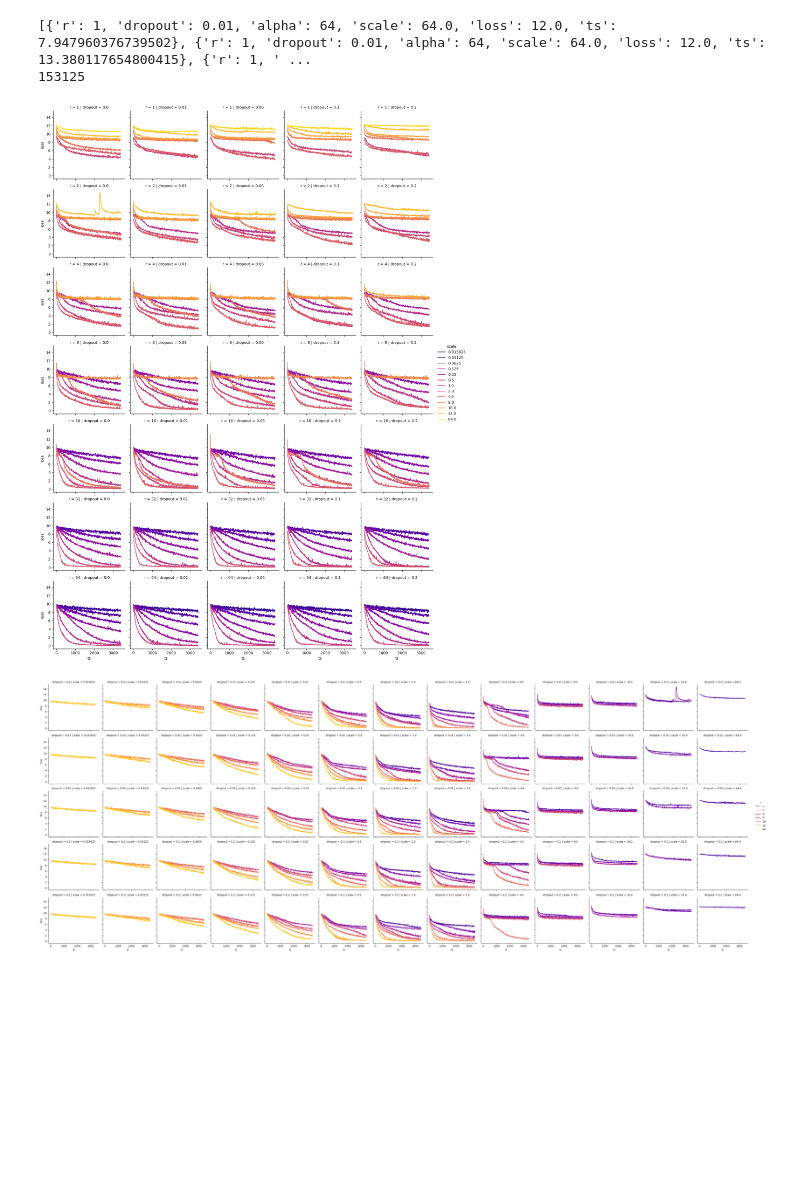
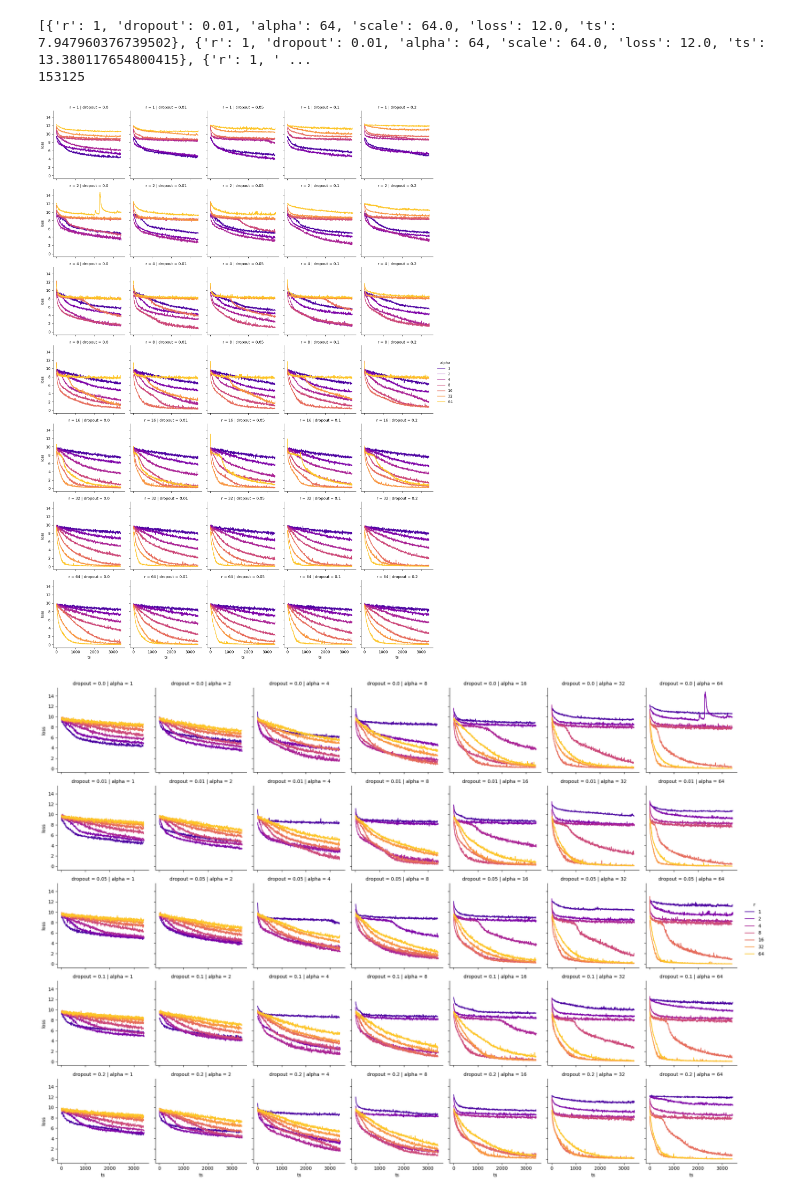
Before and after one commit to wzy816/baichuan2-lora, a Jupyter notebook: hyperparam visualization.ipynb, the cells around one changed output. Cells and saved outputs as stored; diff of their text form; code cells hidden in the pictures; blank space fills up the shorter version.

```diff
--- a/hyperparam visualization.ipynb
+++ b/hyperparam visualization.ipynb
@@ -61,13 +61,13 @@ print(len(summary_dict))
 # %%
 import pandas as pd
 import seaborn as sns
 dataset = pd.DataFrame.from_dict(summary_dict)
 
-permutations = [["r", "dropout", "scale",],["dropout", "scale", "r",],["r", "scale", "dropout",]]
+permutations = [["r", "dropout", "alpha",],["dropout", "alpha", "r",],["r", "alpha", "dropout",]]
 for per in permutations:
     g = sns.FacetGrid(dataset, row=per[0], col=per[1], hue=per[2], palette="plasma")
     g.map(sns.lineplot, "ts", "loss")
     g.add_legend()
 # %% [output]
-[figure, old version]
+[figure, new version]
-[figure, old version]
+[figure, new version]
```
Also changed, not shown: parts of 1 cell of this notebook, 1 other file.
